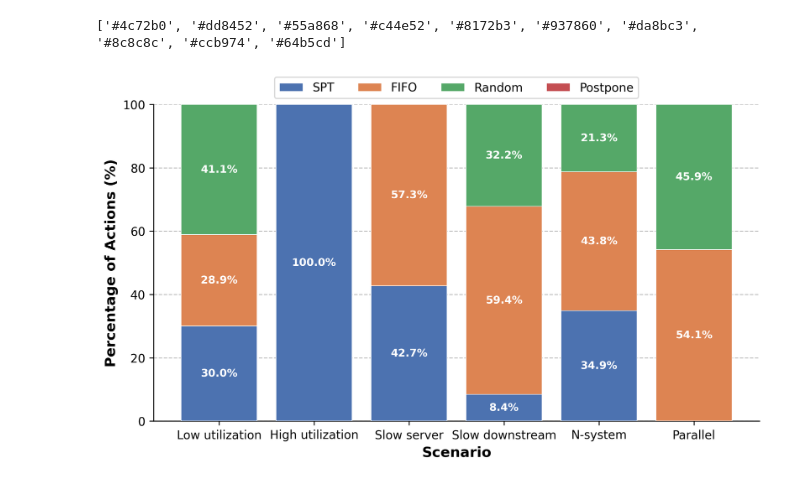
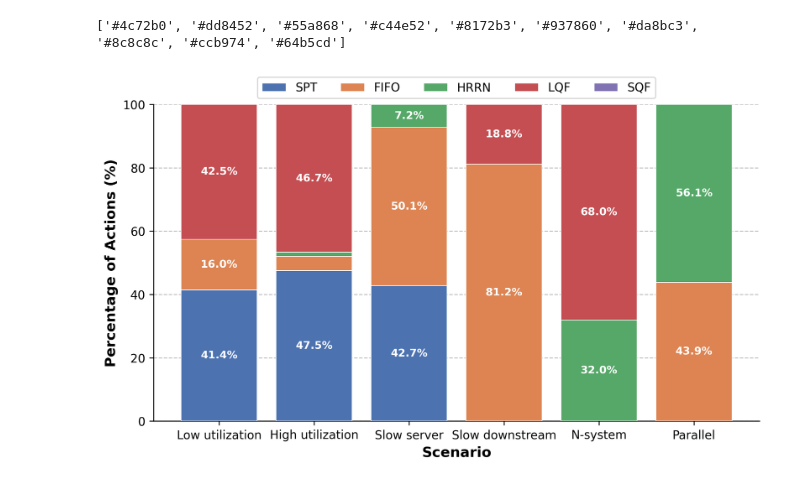
Before and after one commit to jeroenmiddelhuis/BPO_heuristics, a Jupyter notebook: plot_results.ipynb, the cells around one changed output. Cells and saved outputs as stored; diff of their text form; code cells hidden in the pictures.

```diff
--- a/plot_results.ipynb
+++ b/plot_results.ipynb
@@ -8,7 +8,7 @@ import matplotlib.patches as mpatches
 
 # Define the configuration types and policies
 config_types = ['low_utilization', 'high_utilization', 'slow_server', 'down_stream', 'n_system', 'parallel']
-policies = ['ppo', 'spt_policy', 'fifo_policy', 'random_policy']
+policies = ['ppo', 'ppo_mid', 'spt_policy', 'fifo_policy', 'random_policy', 'hrrn_policy', 'longest_queue_policy', 'shortest_queue_policy']
 
 # Iterate over each configuration type
 for config_type in config_types:
@@ -19,8 +19,10 @@ for config_type in config_types:
     # Read data for each policy
     for policy in policies:
         file_path = f'results/{config_type}/{config_type}_{policy}.txt'
-        if policy == 'ppo':
-            file_path = f'results/{config_type}/{config_type}_{policy}.txt'
+        # if policy == 'ppo':
+        #     file_path = f'results/{config_type}/{config_type}_{policy}.txt'
+        # elif policy == 'ppo_red':
+        #     file_path = f'results/{config_type}/{config_type}_{policy}.txt'
         if os.path.exists(file_path):
             df = pd.read_csv(file_path)
             cycle_times = df['cycle_time']
@@ -208,7 +233,7 @@ import numpy as np
 import seaborn as sns
 
 # Initialize a dictionary to store average action counts for each config type
-action_counts_all = {policy: [] for policy in ['spt_policy', 'fifo_policy', 'random_policy', 'postpone']}
+action_counts_all = {policy: [] for policy in ['spt_policy', 'fifo_policy', 'hrrn_policy', 'longest_queue_policy', 'shortest_queue_policy']}
 config_types = ['low_utilization', 'high_utilization', 'slow_server', 'down_stream', 'n_system', 'parallel']
 total_actions = []
 
@@ -221,12 +246,12 @@ config_labels = {'low_utilization': 'Low utilization',
 
 # Iterate over each configuration type
 for config_type in config_types:
-    ppo_file_path = f'results/{config_type}/{config_type}_ppo.txt'
+    ppo_file_path = f'results/{config_type}/{config_type}_ppo_mid.txt'
     if os.path.exists(ppo_file_path):
         ppo_df = pd.read_csv(ppo_file_path)
 
         # Calculate the mean of each action across all episodes
-        action_means = ppo_df[['spt_policy', 'fifo_policy', 'random_policy', 'postpone']].mean()
+        action_means = ppo_df[['spt_policy', 'fifo_policy', 'hrrn_policy', 'longest_queue_policy', 'shortest_queue_policy']].mean()
 
         # Calculate total actions for this config type
         total = action_means.sum()
@@ -242,7 +267,7 @@ plt.figure(figsize=(8, 4.8), dpi=300)  # Higher resolution, better aspect ratio
 # Use a professional, colorblind-friendly palette
 # Use a professional, colorblind-friendly palette with 4 colors instead of 3
 
-colors = sns.color_palette('deep', 4)
+colors = sns.color_palette('deep', 5)
 print(sns.color_palette("deep").as_hex())
 #colors = ['#3274A1', '#E1812C', '#3A923A', '#D42A2F']  # Blue, Orange, Green, Red
 bottom = np.zeros(len(config_types))
@@ -251,8 +276,9 @@ bottom = np.zeros(len(config_types))
 action_labels = {
     'spt_policy': 'SPT',
     'fifo_policy': 'FIFO',
-    'random_policy': 'Random',
-    'postpone': 'Postpone'
+    'hrrn_policy': 'HRRN',
+    'longest_queue_policy': 'LQF',
+    'shortest_queue_policy': 'SQF',
 }
 
 # Add subtle grid for better readability
@@ -273,34 +299,34 @@ for i, (policy, percentages) in enumerate(action_counts_all.items()):
         if pct > 5:  # Only show label if percentage is large enough
             plt.text(j, btm + pct/2, f'{pct:.1f}%',
                      ha='center', va='center', fontsize=9,
                      color='white', fontweight='bold')
 
     bottom += np.array(percentages)
 
 # Improve axes and labels
 plt.ylabel('Percentage of Actions (%)', fontsize=12, fontweight='bold')
 plt.xlabel('Scenario', fontsize=12, fontweight='bold')
 
 # Improve tick parameters
 #plt.xticks(rotation=15, ha='right', fontsize=10)
 plt.yticks(fontsize=10)
 
 # Remove top and right spines for cleaner look
 plt.gca().spines['top'].set_visible(False)
 plt.gca().spines['right'].set_visible(False)
 
 # Better legend placement and styling
 plt.legend(fontsize=10, bbox_to_anchor=(0.5, 1.00), loc='lower center',
-           framealpha=0.9, edgecolor='lightgray', ncol=4)
+           framealpha=0.9, edgecolor='lightgray', ncol=5)
 
 plt.ylim(0, 100)
 plt.tight_layout()
 
 # Optional: save in high resolution for publication
-plt.savefig('figures/action_distribution_scenarios.pdf', bbox_inches='tight', dpi=300)
-plt.savefig('figures/action_distribution_scenarios.png', bbox_inches='tight', dpi=300)
+plt.savefig('figures/action_distribution_scenarios_mid.pdf', bbox_inches='tight', dpi=300)
+#plt.savefig('figures/action_distribution_scenarios_red.png', bbox_inches='tight', dpi=300)
 
 plt.show()
 # %% [output]
 ['#4c72b0', '#dd8452', '#55a868', '#c44e52', '#8172b3', '#937860', '#da8bc3', '#8c8c8c', '#ccb974', '#64b5cd']
-[figure, old version]
+[figure, new version]
```
Also changed, not shown: parts of 2 cells of this notebook, 13 other files.
